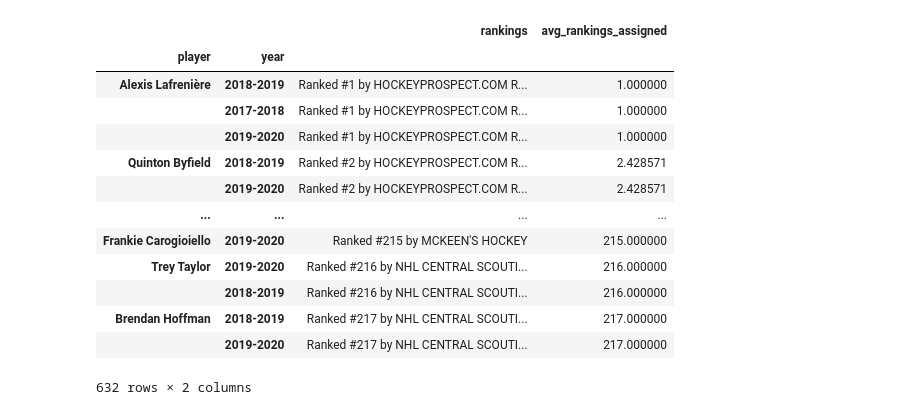
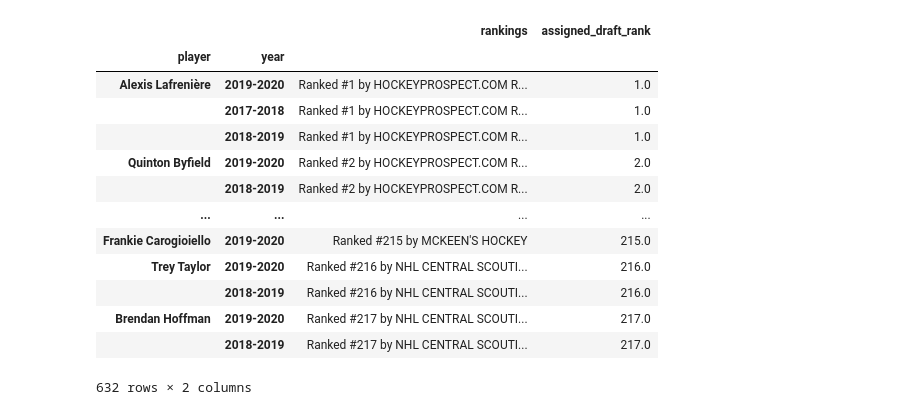
Before and after one commit to ConnorJungle/nhl_development_model, a Jupyter notebook: parsing_rankings.ipynb, the cells around one changed output. Saved outputs shown, nothing was run; the diff lists cells and outputs as text; code cells hidden in the pictures.

```diff
--- a/parsing_rankings.ipynb
+++ b/parsing_rankings.ipynb
@@ -3,33 +3,33 @@ import pandas as pd
 import numpy as np
 import re
 
-pd.set_option('display.max_colwidth',500)
+pd.set_option('display.max_column',500)
 df=pd.read_csv('data/player_season_stats.csv').drop('Unnamed: 0',axis=1)
-df=df.set_index(['player', 'year'])
+# df=df.set_index(['player', 'year'])
 
 def extract_rankings_from_text(text):
     try:
         text_string=re.findall("[0-9]+",text)
         rankings=list(map(int,text_string))
         avg_rankings=sum(rankings)/len(rankings)
-        return avg_rankings
+        return int(avg_rankings)
     except TypeError:
         return np.NaN
 # %%
-df['avg_rankings_assigned']=df.apply(lambda x: extract_rankings_from_text(x.rankings),axis=1)
-df[~df['rankings'].isnull()][['rankings','avg_rankings_assigned']].sort_values('avg_rankings_assigned')
+df['assigned_draft_rank']=df.apply(lambda x: extract_rankings_from_text(x.rankings),axis=1)
+df[~df['rankings'].isnull()][['rankings','assigned_draft_rank']].sort_values('assigned_draft_rank')
 # %% [output]
-|  |  | rankings | avg_rankings_assigned |
+|  |  | rankings | assigned_draft_rank |
 | player | year |  |  |
-| Alexis Lafrenière | 2018-2019 | Ranked #1 by HOCKEYPROSPECT.COM R... | 1.000000 |
-|  | 2017-2018 | Ranked #1 by HOCKEYPROSPECT.COM R... | 1.000000 |
-|  | 2019-2020 | Ranked #1 by HOCKEYPROSPECT.COM R... | 1.000000 |
-| Quinton Byfield | 2018-2019 | Ranked #2 by HOCKEYPROSPECT.COM R... | 2.428571 |
-|  | 2019-2020 | Ranked #2 by HOCKEYPROSPECT.COM R... | 2.428571 |
+| Alexis Lafrenière | 2019-2020 | Ranked #1 by HOCKEYPROSPECT.COM R... | 1.0 |
+|  | 2017-2018 | Ranked #1 by HOCKEYPROSPECT.COM R... | 1.0 |
+|  | 2018-2019 | Ranked #1 by HOCKEYPROSPECT.COM R... | 1.0 |
+| Quinton Byfield | 2019-2020 | Ranked #2 by HOCKEYPROSPECT.COM R... | 2.0 |
+|  | 2018-2019 | Ranked #2 by HOCKEYPROSPECT.COM R... | 2.0 |
 | ... | ... | ... | ... |
-| Frankie Carogioiello | 2019-2020 | Ranked #215 by MCKEEN'S HOCKEY | 215.000000 |
-| Trey Taylor | 2019-2020 | Ranked #216 by NHL CENTRAL SCOUTI... | 216.000000 |
-|  | 2018-2019 | Ranked #216 by NHL CENTRAL SCOUTI... | 216.000000 |
-| Brendan Hoffman | 2018-2019 | Ranked #217 by NHL CENTRAL SCOUTI... | 217.000000 |
-|  | 2019-2020 | Ranked #217 by NHL CENTRAL SCOUTI... | 217.000000 |
+| Frankie Carogioiello | 2019-2020 | Ranked #215 by MCKEEN'S HOCKEY | 215.0 |
+| Trey Taylor | 2019-2020 | Ranked #216 by NHL CENTRAL SCOUTI... | 216.0 |
+|  | 2018-2019 | Ranked #216 by NHL CENTRAL SCOUTI... | 216.0 |
+| Brendan Hoffman | 2019-2020 | Ranked #217 by NHL CENTRAL SCOUTI... | 217.0 |
+|  | 2018-2019 | Ranked #217 by NHL CENTRAL SCOUTI... | 217.0 |
 632 rows × 2 columns
```
Also changed, not shown: parts of 5 cells of this notebook, 9 other files.
